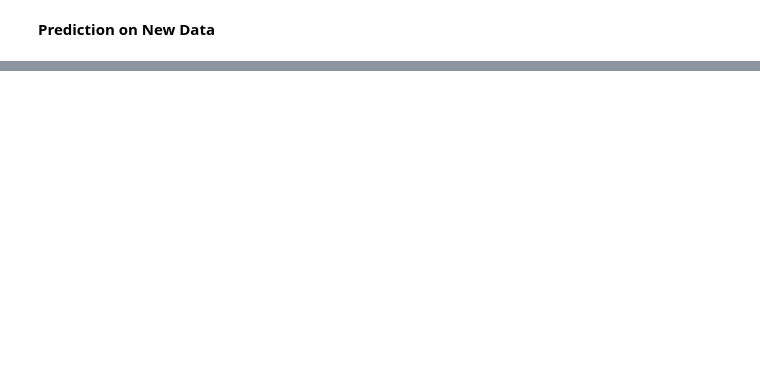
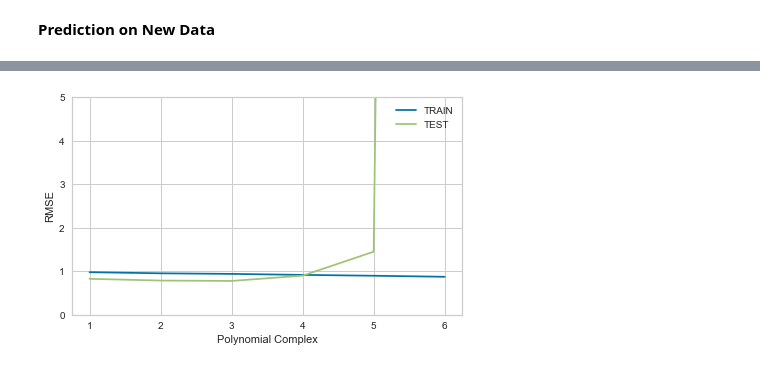
Before and after one commit to yildirimdata/Machine_learning, a Jupyter notebook: Practice_Tipps_Simp_Mul_Lin_reg.ipynb, the cells around one changed output, grey strips where cells are left out. Saved outputs shown, nothing was run; the diff lists cells and outputs as text; code cells hidden in the pictures; blank space fills up the shorter version.

```diff
--- a/Practice_Tipps_Simp_Mul_Lin_reg.ipynb
+++ b/Practice_Tipps_Simp_Mul_Lin_reg.ipynb
@@ -735,0 +911,9 @@ array([3.85394001, 4.23576645, 4.61759288, 4.8700899 ])
+# %%
+plt.plot(range(1,7), poly(7)["train_rmse_errors"], label = "TRAIN")
+plt.plot(range(1,7), poly(7)["test_rmse_errors"], label = "TEST")
+plt.xlabel("Polynomial Complex")
+plt.ylabel("RMSE")
+plt.ylim(0,5)
+plt.legend();
+# %% [output]
+[figure, added]
```
Also changed, not shown: parts of 45 cells of this notebook, 8 other files.
